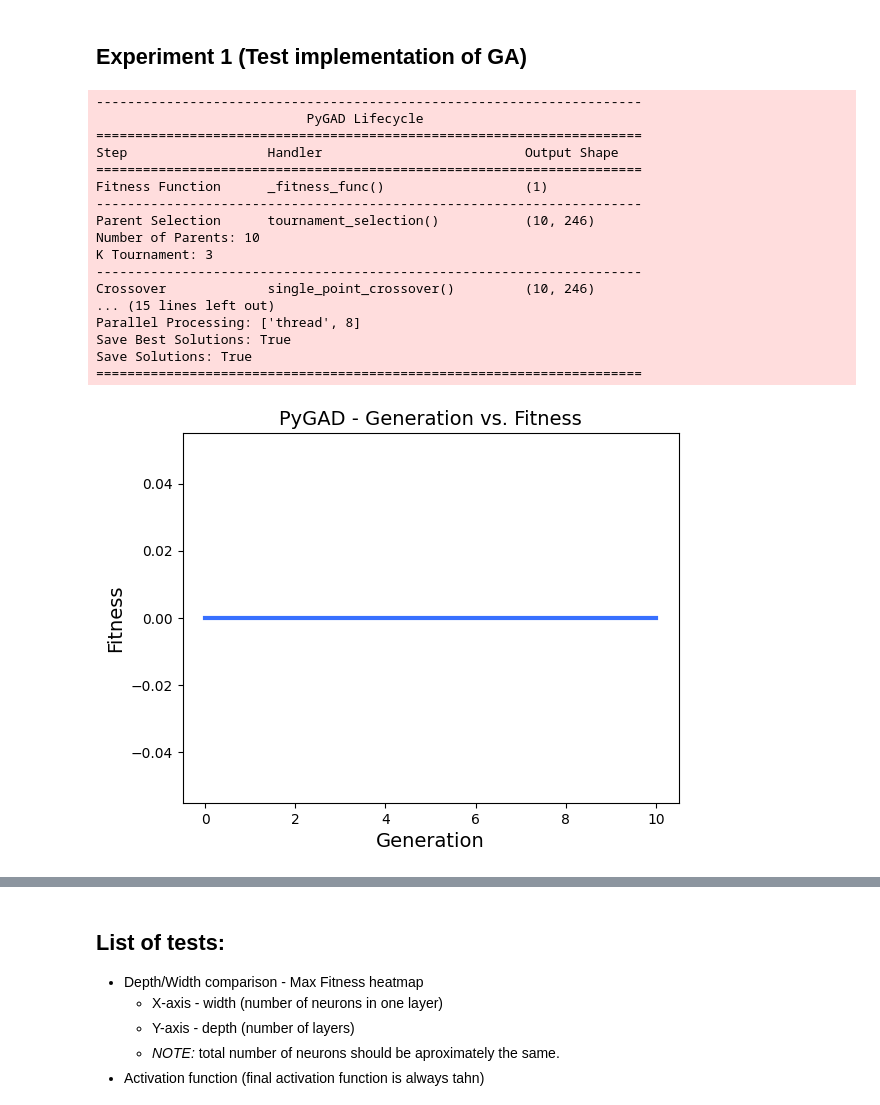
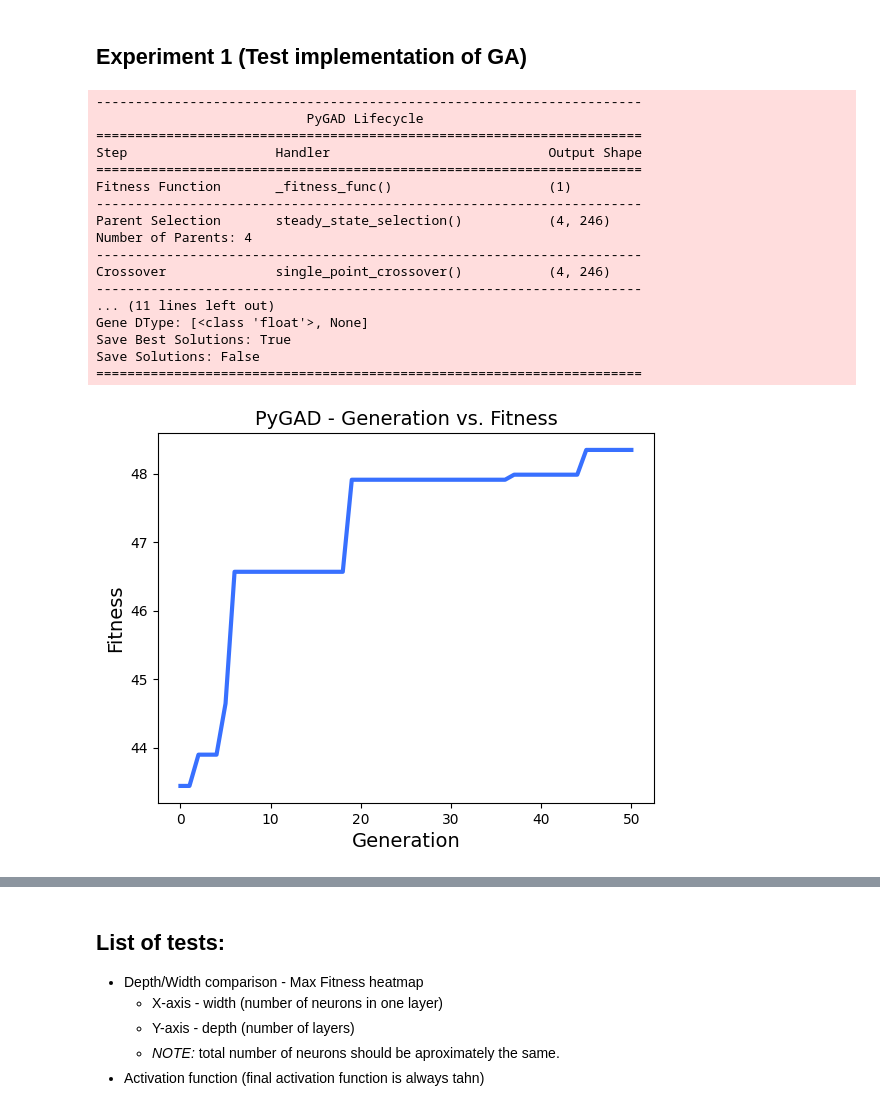
Before and after one commit to kostejnv/GeneticCheetah, a Jupyter notebook: experiments.ipynb, the cells around one changed output, grey strips where cells are left out. Saved outputs shown, nothing was run; the diff lists cells and outputs as text; code cells hidden in the pictures.

```diff
--- a/experiments.ipynb
+++ b/experiments.ipynb
@@ -19,39 +22,41 @@ import logging
 # %%
 arena = Arena()
 cheetah_lab = ClassicNNCheetahLab([17, 10, 6])
 evolution = Evolution(cheetah_lab, arena)
 
 parameters = {
-    'num_generations': 10,
+    'num_generations': 50, # 10
     'sol_per_pop': 10,
     'num_parents_mating': 4,
     'init_range_low': -2,
     'init_range_high': 5,
     'parent_selection_type': 'sss',
     'keep_parents': 1,
     'crossover_type': 'single_point',
     'mutation_type': 'random',
     'mutation_percent_genes': 10,
 }
 
+default_parameters = parameters.copy()
+
 evolution.run_evolution(parameters)
 evolution.plot_fitness()
 # %% [output]
 ----------------------------------------------------------------------
                            PyGAD Lifecycle
 ======================================================================
-Step                  Handler                          Output Shape
+Step                   Handler                            Output Shape
 ======================================================================
-Fitness Function      _fitness_func()                  (1)
+Fitness Function       _fitness_func()                    (1)
 ----------------------------------------------------------------------
-Parent Selection      tournament_selection()           (10, 246)
-Number of Parents: 10
-K Tournament: 3
+Parent Selection       steady_state_selection()           (4, 246)
+Number of Parents: 4
 ----------------------------------------------------------------------
-Crossover             single_point_crossover()         (10, 246)
-... (15 lines left out)
-Parallel Processing: ['thread', 8]
+Crossover              single_point_crossover()           (4, 246)
+----------------------------------------------------------------------
+... (11 lines left out)
+Gene DType: [<class 'float'>, None]
 Save Best Solutions: True
-Save Solutions: True
+Save Solutions: False
 ======================================================================
-[figure, old version]
+[figure, new version]
```
Also changed, not shown: parts of 25 cells of this notebook.
